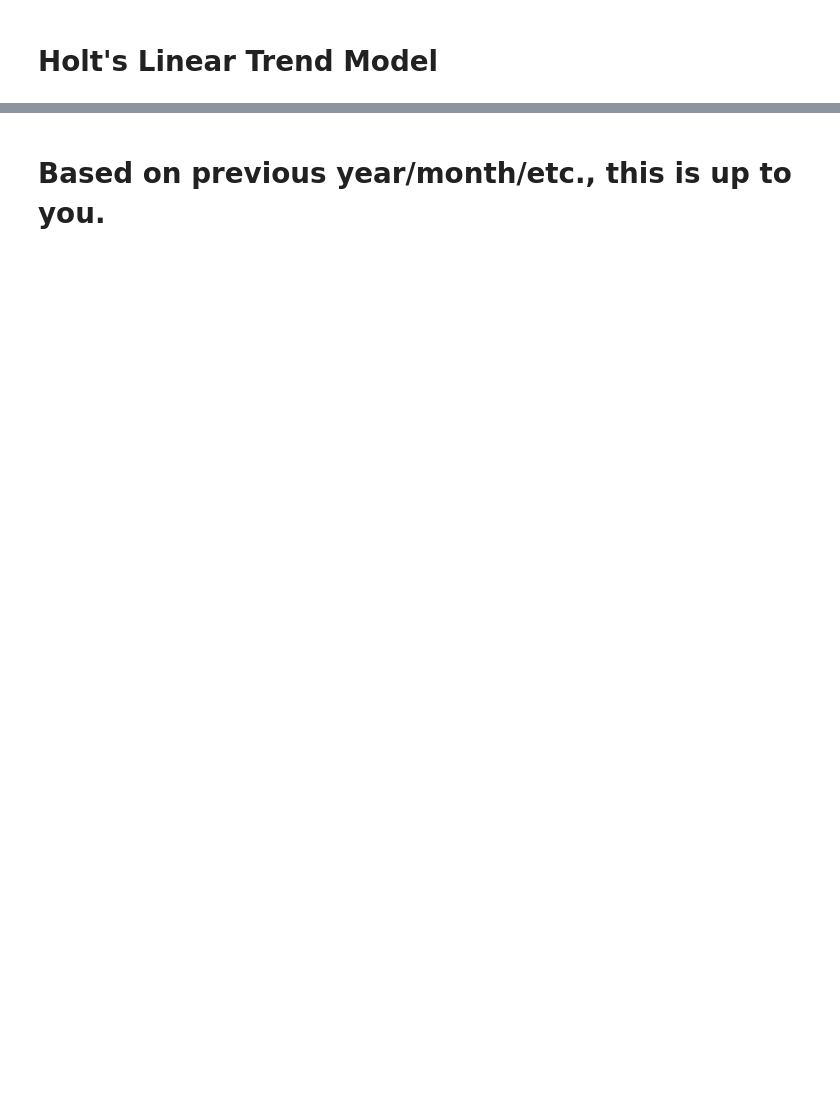
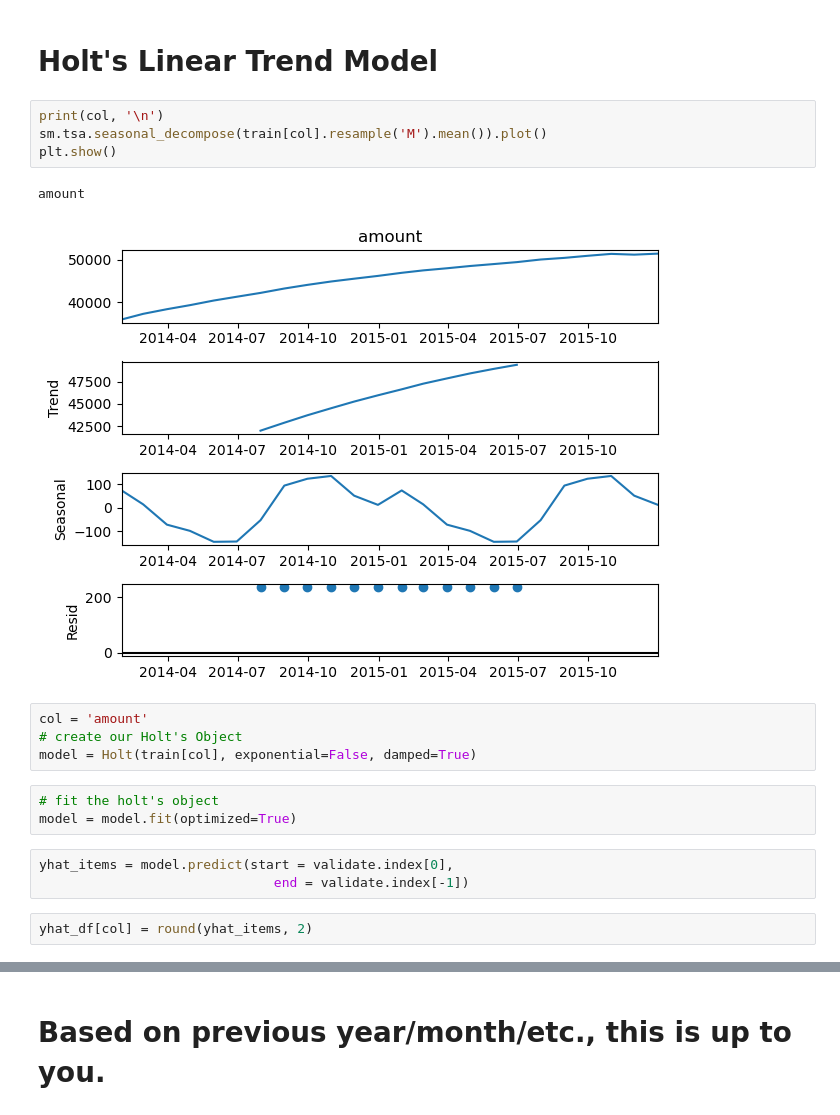
Before and after one commit to brandontnavarrete/timeseries-excercise, a Jupyter notebook: model.ipynb, the cells around one changed output, grey strips where cells are left out. Cells and saved outputs as stored; diff of their text form; blank space fills up the shorter version.

```diff
--- a/model.ipynb
+++ b/model.ipynb
@@ -339,2 +414,21 @@ yhat_df.head()
 # %% [markdown]
 # Holt's Linear Trend Model
+# %%
+print(col, '\n')
+sm.tsa.seasonal_decompose(train[col].resample('M').mean()).plot()
+plt.show()
+# %% [output]
+amount
+[figure, added]
+# %%
+col = 'amount'
+# create our Holt's Object
+model = Holt(train[col], exponential=False, damped=True)
+# %%
+# fit the holt's object
+model = model.fit(optimized=True)
+# %%
+yhat_items = model.predict(start = validate.index[0],
+                              end = validate.index[-1])
+# %%
+yhat_df[col] = round(yhat_items, 2)
```
Also changed, not shown: parts of 16 cells of this notebook.
